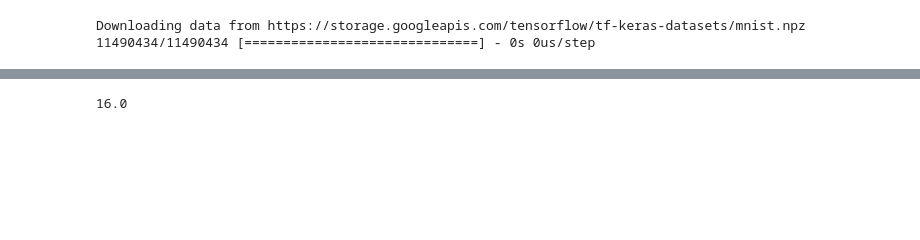
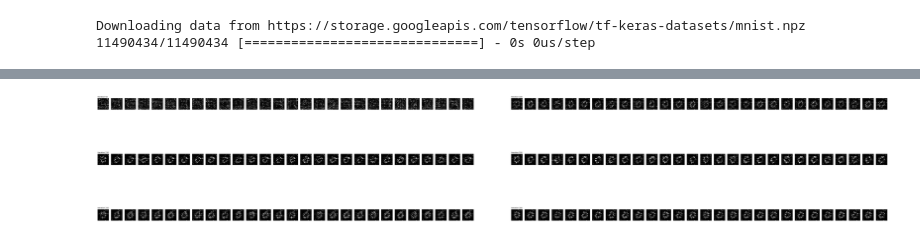
Before and after one commit to justids/Quantum-Challenge-2022, a Jupyter notebook: Problem2.ipynb, the cells around one changed output, grey strips where cells are left out. Cells and saved outputs as stored; diff of their text form; code cells hidden in the pictures; blank space fills up the shorter version.

```diff
--- a/Problem2.ipynb
+++ b/Problem2.ipynb
@@ -46,7 +46,7 @@ class mDataset(Dataset):
         return image,0
 # %%
 image_size = 32  # Height / width of the square images
-batch_size = 1
+batch_size = 8
 
 transform = transforms.Compose([transforms.ToTensor()])
 dataset=mDataset(images=train_images,labels=train_labels,label=0, transform=transform)
@@ -62,13 +62,13 @@ class Discriminator(nn.Module):
 
         self.model = nn.Sequential(
             # Inputs to first hidden layer (num_input_features -> 64)
-            nn.Linear(image_size * image_size, 64),
+            nn.Linear(image_size * image_size, 256),
             nn.ReLU(),
             # First hidden layer (64 -> 16)
-            nn.Linear(64, 16),
+            nn.Linear(256, 32),
             nn.ReLU(),
             # Second hidden layer (16 -> output)
-            nn.Linear(16, 1),
+            nn.Linear(32, 1),
             nn.Sigmoid(),
         )
 
@@ -76,9 +76,9 @@ class Discriminator(nn.Module):
         return self.model(x.to(torch.float))
 # %%
 # Quantum variables
-n_qubits = 7  # Total number of qubits / N
-n_a_qubits = 1  # Number of ancillary qubits / N_A
-q_depth = 6  # Depth of the parameterised quantum circuit / D
+n_qubits = 9  # Total number of qubits / N
+n_a_qubits = 3  # Number of ancillary qubits / N_A
+q_depth = 8  # Depth of the parameterised quantum circuit / D
 n_generators = 16  # Number of subgenerators for the patch method / N_G
 # %%
 # Quantum simulator
@@ -161,9 +161,9 @@ class PatchQuantumGenerator(nn.Module):
 
         return images
 # %%
-lrG = 0.3  # Learning rate for the generator
-lrD = 0.01  # Learning rate for the discriminator
-num_iter = 500  # Number of training iterations
+lrG = 0.6  # Learning rate for the generator
+lrD = 0.015  # Learning rate for the discriminator
+num_iter = 300  # Number of training iterations
 # %%
 discriminator = Discriminator().to(device)
 generator = PatchQuantumGenerator(n_generators).to(device)
@@ -256,4 +255,22 @@ KeyboardInterrupt:
-# %%
-112/7
-# %% [output]
-16.0
+# %%
+fig = plt.figure(figsize=(100, 35))
+outer = gridspec.GridSpec(5, 2, wspace=0.1)
+
+for i, images in enumerate(results):
+    inner = gridspec.GridSpecFromSubplotSpec(1, images.size(0),
+                    subplot_spec=outer[i])
+
+    images = torch.squeeze(images, dim=1)
+    for j, im in enumerate(images):
+
+        ax = plt.Subplot(fig, inner[j])
+        ax.imshow(im.numpy(), cmap="gray")
+        ax.set_xticks([])
+        ax.set_yticks([])
+        if j==0:
+            ax.set_title(f'Iteration {50+i*50}', loc='left')
+        fig.add_subplot(ax)
+
+plt.show()
+# %% [output]
+[figure, added]
```
Also changed, not shown: parts of 1 cell of this notebook, 3 other files.
